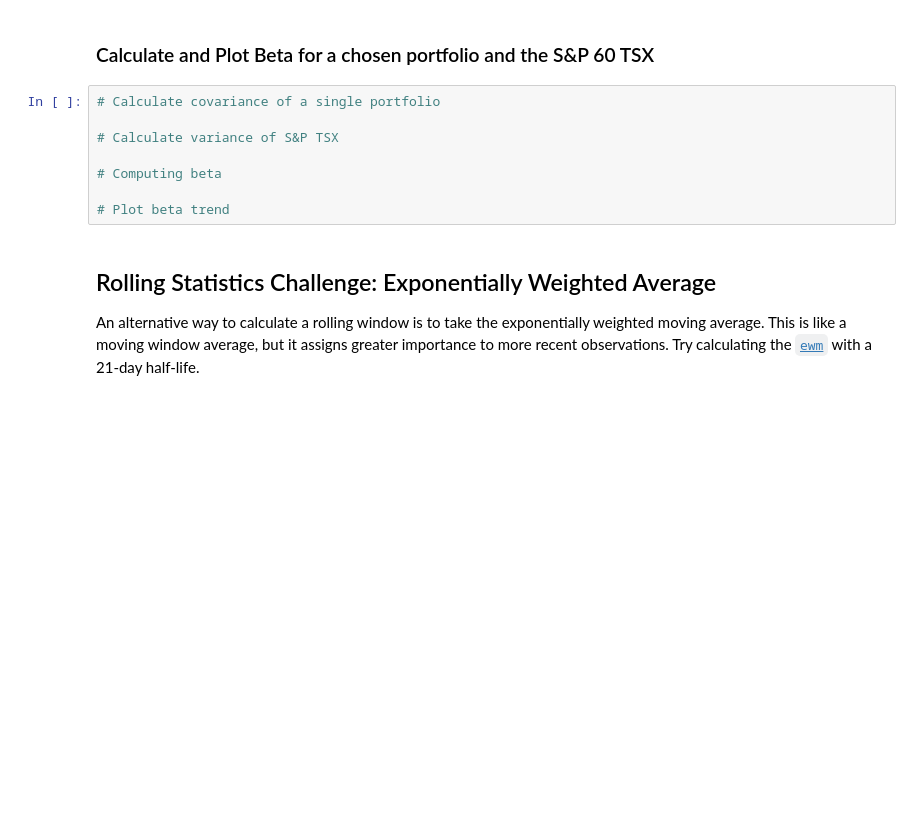
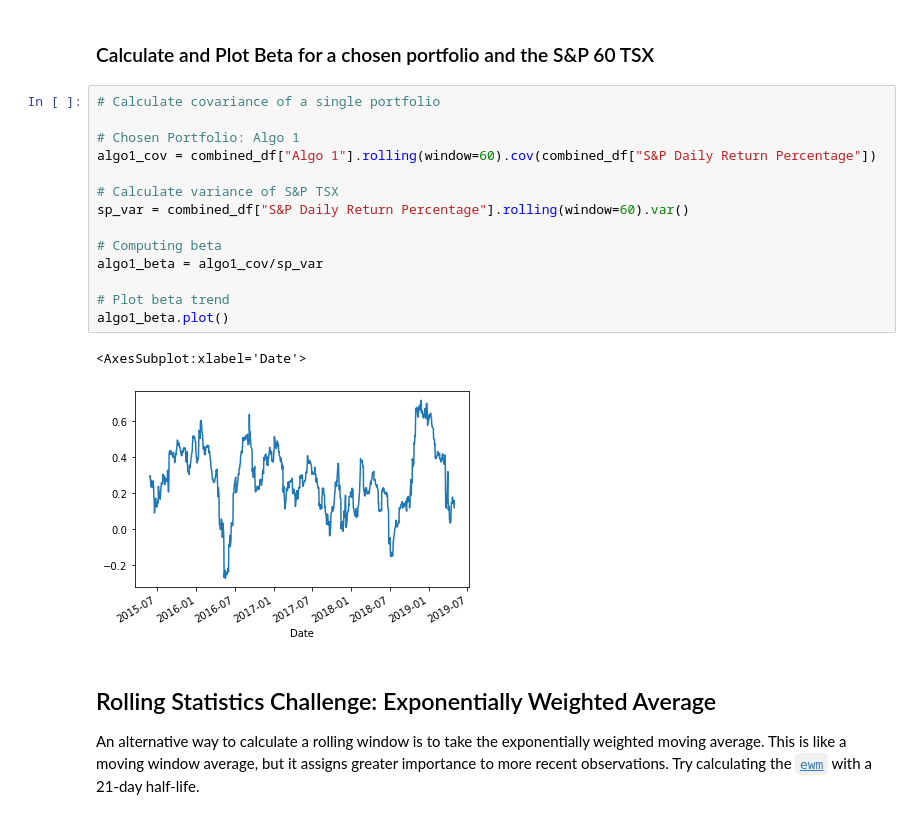
Before and after one commit to guninshahkhanna/Unit-4-Homework-Assignment-Gunin-Khanna, a Jupyter notebook: Instructions/Starter_Code/whale_analysis.ipynb, the cells around one changed output. Drawn from its saved outputs; the diff is of its cells as text; blank space fills up the shorter version.

Commit message:
finishing off personal portfolio

```diff
--- a/Instructions/Starter_Code/whale_analysis.ipynb
+++ b/Instructions/Starter_Code/whale_analysis.ipynb
@@ -317,11 +333,20 @@ Risk changes over time. Analyze the rolling statistics for Risk and Beta.
 # %%
 # Calculate covariance of a single portfolio
 
+# Chosen Portfolio: Algo 1
+algo1_cov = combined_df["Algo 1"].rolling(window=60).cov(combined_df["S&P Daily Return Percentage"])
+
 # Calculate variance of S&P TSX
+sp_var = combined_df["S&P Daily Return Percentage"].rolling(window=60).var()
 
 # Computing beta
+algo1_beta = algo1_cov/sp_var
 
 # Plot beta trend
+algo1_beta.plot()
+# %% [output]
+<AxesSubplot:xlabel='Date'>
+[figure, added]
 # %% [markdown]
 ## Rolling Statistics Challenge: Exponentially Weighted Average
 
```
Also changed, not shown: parts of 26 cells of this notebook.
